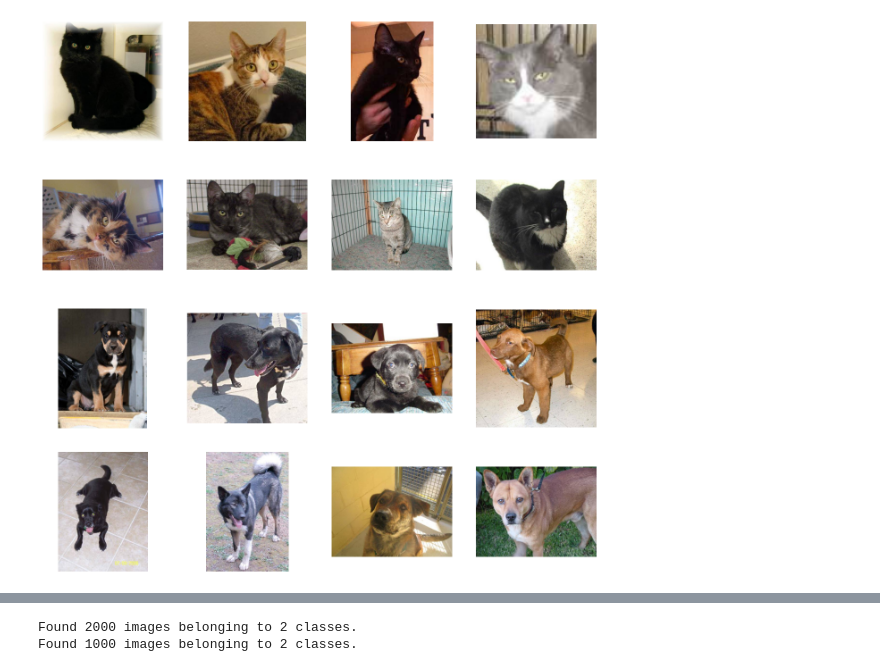
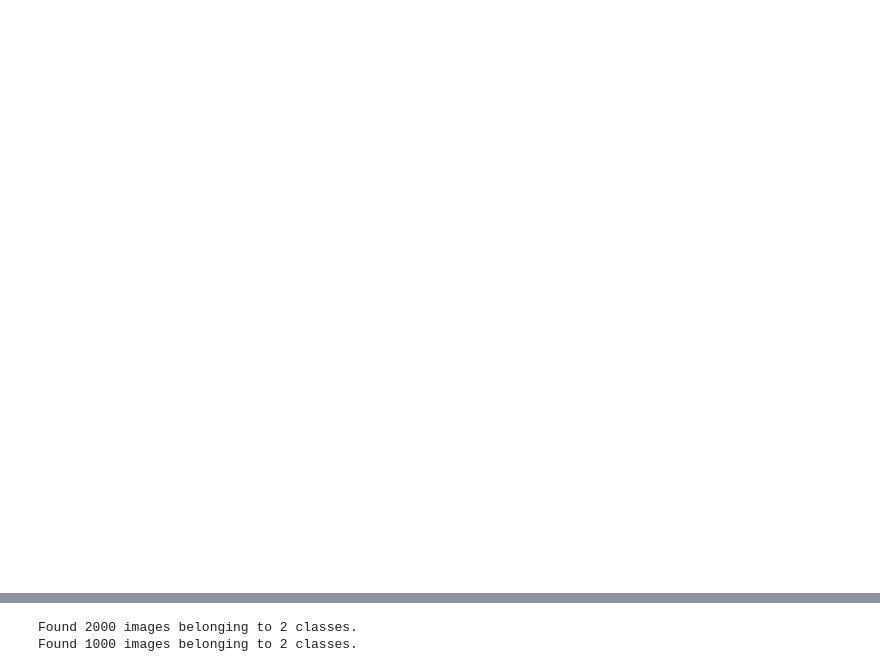
Before and after one commit to renilbaby/Image-Manipulation-Detection, a Jupyter notebook: Image_Manipulation_Detection.ipynb, the cells around one changed output, grey strips where cells are left out. Cells and saved outputs as stored; diff of their text form; code cells hidden in the pictures.

```diff
--- a/Image_Manipulation_Detection.ipynb
+++ b/Image_Manipulation_Detection.ipynb
@@ -22,58 +23,55 @@ from tensorflow.keras import layers
 from tensorflow.keras import Model
 import matplotlib.pyplot as plt
 # %%
-local_zip = '/tmp/cats_and_dogs_filtered.zip'
+local_zip = '/tmp/image_dataset.zip'
 zip_ref = zipfile.ZipFile(local_zip, 'r')
 zip_ref.extractall('/tmp')
 zip_ref.close()
 
-base_dir = '/tmp/cats_and_dogs_filtered'
+base_dir = '/tmp/image_dataset'
 train_dir = os.path.join(base_dir, 'train')
 validation_dir = os.path.join(base_dir, 'validation')
 
 # Directory with our training cat pictures
-train_cats_dir = os.path.join(train_dir, 'cats')
+train_original_dir = os.path.join(train_dir, 'original')
 
 # Directory with our training dog pictures
-train_dogs_dir = os.path.join(train_dir, 'dogs')
+train_tampered_dir = os.path.join(train_dir, 'tampered')
 
 # Directory with our validation cat pictures
-validation_cats_dir = os.path.join(validation_dir, 'cats')
+validation_original_dir = os.path.join(validation_dir, 'original')
 
 # Directory with our validation dog pictures
-validation_dogs_dir = os.path.join(validation_dir, 'dogs')
+validation_tampered_dir = os.path.join(validation_dir, 'tampered')
 # %%
 # Set up matplotlib fig, and size it to fit 4x4 pics
 import matplotlib.image as mpimg
 nrows = 4
 ncols = 4
 
 fig = plt.gcf()
 fig.set_size_inches(ncols*4, nrows*4)
 pic_index = 100
-train_cat_fnames = os.listdir( train_cats_dir )
-train_dog_fnames = os.listdir( train_dogs_dir )
+train_original_fnames = os.listdir( train_original_dir )
+train_tampered_fnames = os.listdir( train_tampered_dir )
 
 
-next_cat_pix = [os.path.join(train_cats_dir, fname)
-                for fname in train_cat_fnames[ pic_index-8:pic_index]
+next_original_pix = [os.path.join(train_original_dir, fname)
+                for fname in train_original_fnames[ pic_index-8:pic_index]
                ]
 
-next_dog_pix = [os.path.join(train_dogs_dir, fname)
-                for fname in train_dog_fnames[ pic_index-8:pic_index]
+next_tampered_pix = [os.path.join(train_tampered_dir, fname)
+                for fname in train_tampered_fnames[ pic_index-8:pic_index]
                ]
 
-for i, img_path in enumerate(next_cat_pix+next_dog_pix):
+for i, img_path in enumerate(next_original_pix+next_tampered_pix):
   # Set up subplot; subplot indices start at 1
   sp = plt.subplot(nrows, ncols, i + 1)
   sp.axis('Off') # Don't show axes (or gridlines)
 
   img = mpimg.imread(img_path)
-  plt.imshow(img)
-
-plt.show()
 # %% [output]
-[figure, old version]
+[figure, new version]
 # %%
 !pip install -U efficientnet
 # %% [output]
```
Also changed, not shown: parts of 4 cells of this notebook.
